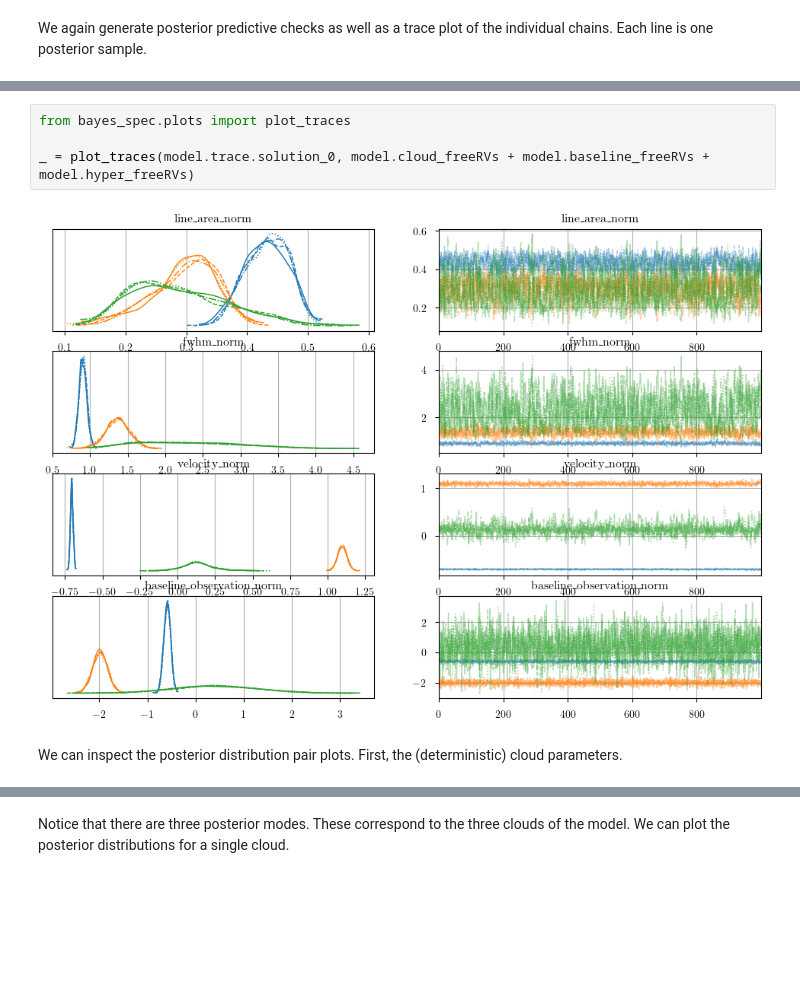
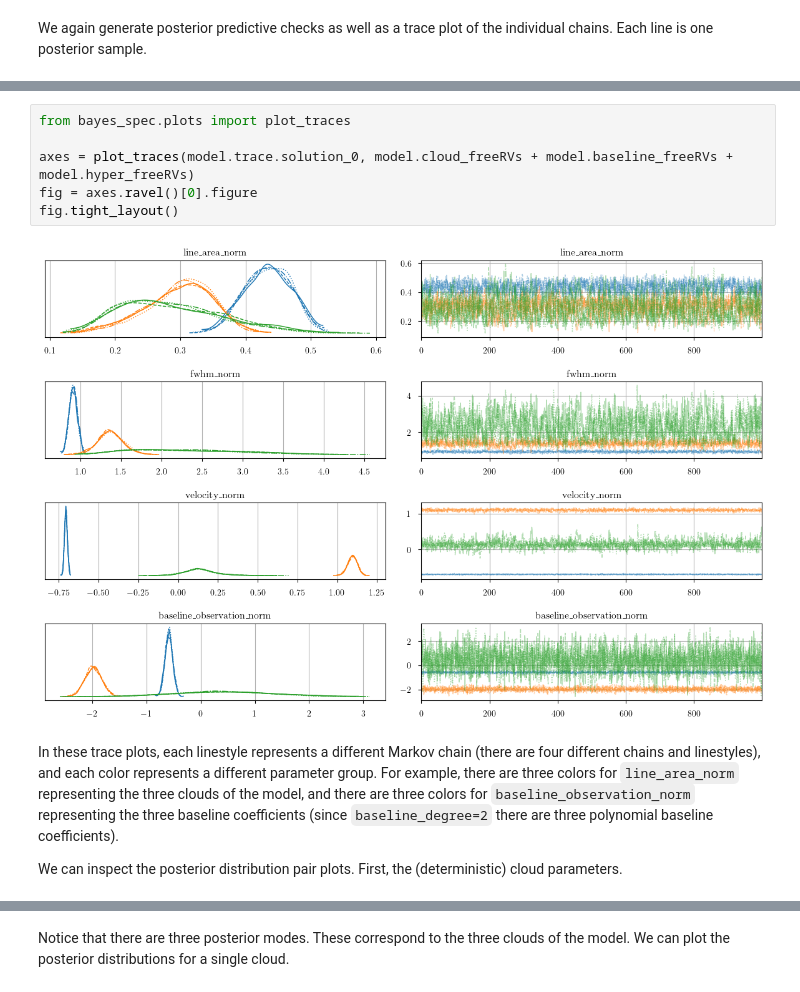
Before and after one commit to tvwenger/bayes_spec, a Jupyter notebook: docs/source/notebooks/basic_tutorial.ipynb, the cells around one changed output, grey strips where cells are left out. Drawn from its saved outputs; the diff is of its cells as text; blank space fills up the shorter version.

```diff
--- a/docs/source/notebooks/basic_tutorial.ipynb
+++ b/docs/source/notebooks/basic_tutorial.ipynb
@@ -318,10 +313,14 @@ Sampling: [observation]
 # %%
 from bayes_spec.plots import plot_traces
 
-_ = plot_traces(model.trace.solution_0, model.cloud_freeRVs + model.baseline_freeRVs + model.hyper_freeRVs)
+axes = plot_traces(model.trace.solution_0, model.cloud_freeRVs + model.baseline_freeRVs + model.hyper_freeRVs)
+fig = axes.ravel()[0].figure
+fig.tight_layout()
 # %% [output]
-[figure, old version]
+[figure, new version]
 # %% [markdown]
+In these trace plots, each linestyle represents a different Markov chain (there are four different chains and linestyles), and each color represents a different parameter group. For example, there are three colors for `line_area_norm` representing the three clouds of the model, and there are three colors for `baseline_observation_norm` representing the three baseline coefficients (since `baseline_degree=2` there are three polynomial baseline coefficients).
+
 We can inspect the posterior distribution pair plots. First, the (deterministic) cloud parameters.
 # %%
 _ = plot_pair(
```
Also changed, not shown: parts of 19 cells of this notebook, 3 other files.
